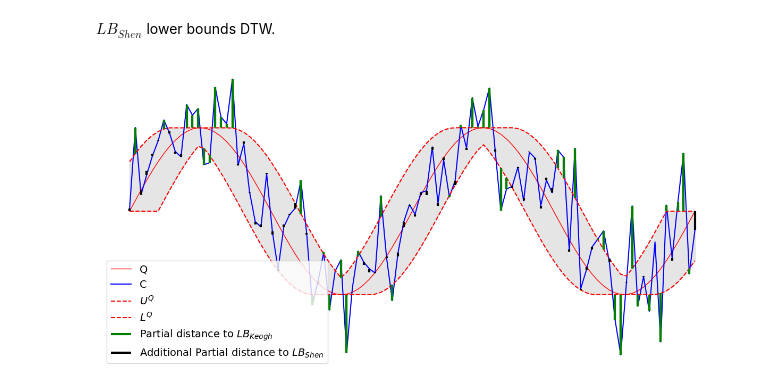
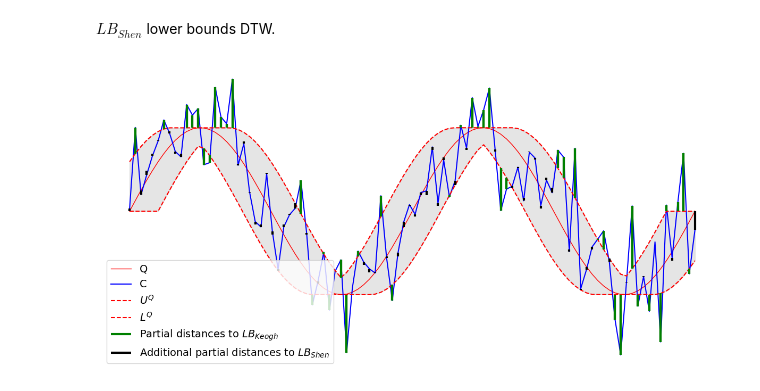
Before and after one commit to colemanyu/k-scaling-factor-dtw, a Jupyter notebook: code/03_lb_keogh_vs_lb_shen.ipynb, the cells around one changed output. Drawn from its saved outputs; the diff is of its cells as text; code cells hidden in the pictures.

Commit message:
Update lb_keogh visualization

```diff
--- a/code/03_lb_keogh_vs_lb_shen.ipynb
+++ b/code/03_lb_keogh_vs_lb_shen.ipynb
@@ -90,7 +90,7 @@ def plot_lb_keogh_full(q, c, radius):
         np.arange(len(q)),
         c,
         first_pair_smallest_elts_last_pair,
-        label="Additional Partial distance to $LB_{Shen}$",
+        label="Additional partial distances to $LB_{Shen}$",
         color="black",
         linewidth=3.0,
     )
@@ -98,36 +98,36 @@ def plot_lb_keogh_full(q, c, radius):
     plt.vlines(
         np.arange(len(q)),
         c,
         np.clip(c, lower, upper),
-        label="Partial distance to $LB_{Keogh}$",
+        label="Partial distances to $LB_{Keogh}$",
         color="green",
         linewidth=3.0,
     )
 
     # plt.title(f"LB_Keogh Visualization\nLower Bound = {lb:.4f}")
     # plt.xlabel("Time Index")
     # plt.ylabel("Value")
 
     # Get all legend handles and labels
     handles, labels = plt.gca().get_legend_handles_labels()
 
     # Swap the last two (assuming they are in the expected order)
     handles[-2], handles[-1] = handles[-1], handles[-2]
     labels[-2], labels[-1] = labels[-1], labels[-2]
 
     plt.legend(handles=handles, labels=labels, loc="lower left", fontsize=14)
     # ax.legend(fontsize=25)
     # plt.legend(loc='upper right')
     # plt.grid(True)
     plt.axis("off")
     plt.tight_layout()
-    # plt.savefig("../figures/lb_keogh-lb_shen.pdf", format="pdf", bbox_inches="tight")
+    # plt.savefig("../figures/lb_keogh-lb_shen-visualization.pdf", format="pdf", bbox_inches="tight")
     plt.show()
 
 
 plot_lb_keogh_full(q, c, radius=5)
 # %% [output]
-[figure, old version]
+[figure, new version]
 # %%
 import datetime
 
```
Also changed, not shown: parts of 1 cell of this notebook, 2 other files.
